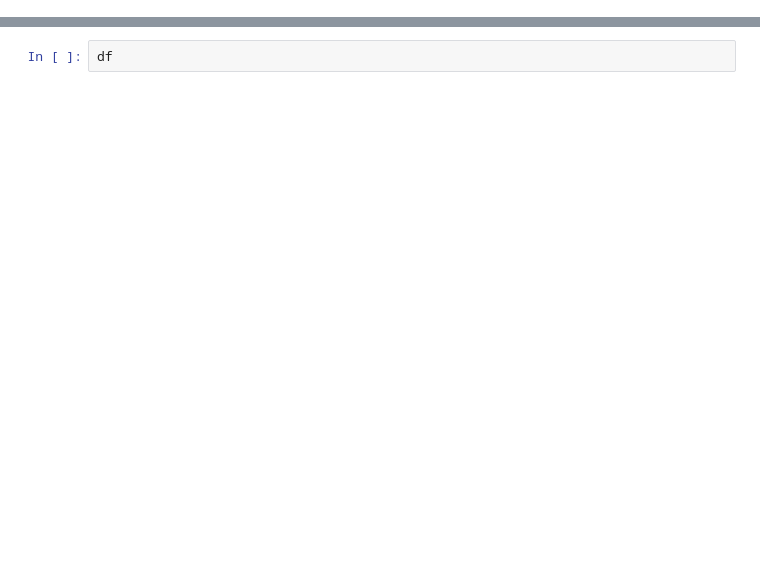
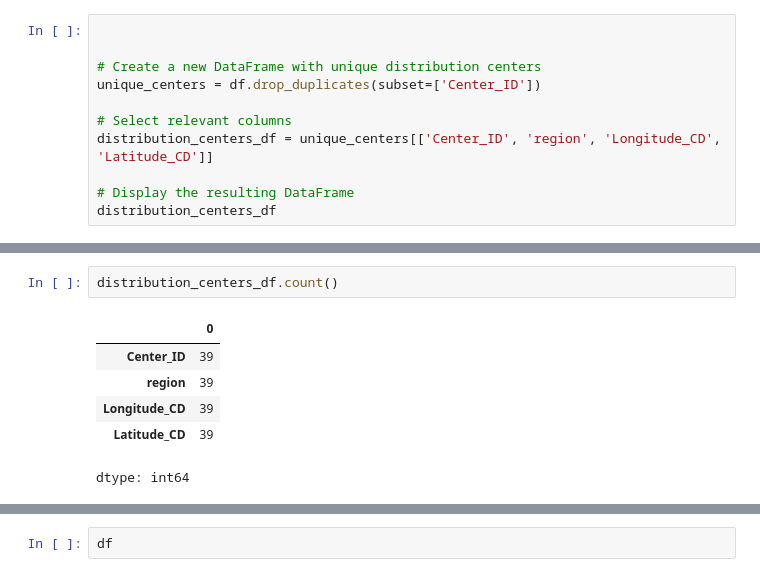
Before and after one commit to Amelie-Mad/logistics, a Jupyter notebook: SLO_Clustering_Felix.ipynb, the cells around one changed output, grey strips where cells are left out. Saved outputs shown, nothing was run; the diff lists cells and outputs as text; blank space fills up the shorter version.

```diff
--- a/SLO_Clustering_Felix.ipynb
+++ b/SLO_Clustering_Felix.ipynb
@@ -39,0 +35,11 @@ Drive already mounted at /content/drive; to attempt to forcibly remount, call dr
+# %%
+
+
+# Create a new DataFrame with unique distribution centers
+unique_centers = df.drop_duplicates(subset=['Center_ID'])
+
+# Select relevant columns
+distribution_centers_df = unique_centers[['Center_ID', 'region', 'Longitude_CD', 'Latitude_CD']]
+
+# Display the resulting DataFrame
+distribution_centers_df
@@ -39,0 +64,9 @@ Drive already mounted at /content/drive; to attempt to forcibly remount, call dr
+# %%
+distribution_centers_df.count()
+# %% [output]
+|  | 0 |
+| Center_ID | 39 |
+| region | 39 |
+| Longitude_CD | 39 |
+| Latitude_CD | 39 |
+dtype: int64
```
Also changed, not shown: parts of 31 cells of this notebook.
